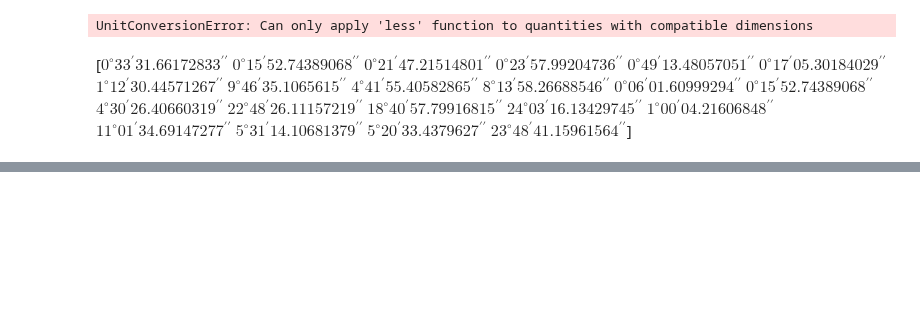
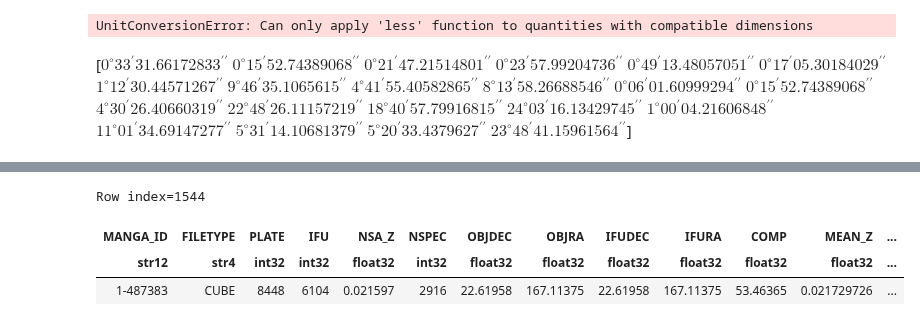
Before and after one commit to hol1m4n/HIIGalaxies, a Jupyter notebook: SPS/Object_Finder.ipynb, the cells around one changed output, grey strips where cells are left out. Drawn from its saved outputs; the diff is of its cells as text; code cells hidden in the pictures; blank space fills up the shorter version.

```diff
--- a/SPS/Object_Finder.ipynb
+++ b/SPS/Object_Finder.ipynb
@@ -761,0 +970,7 @@ d2d
+# %%
+T_manga[1544]
+# %% [output]
+Row index=1544
+| MANGA_ID | FILETYPE | PLATE | IFU | NSA_Z | NSPEC | OBJDEC | OBJRA | IFUDEC | IFURA | COMP | MEAN_Z | ... |
+| str12 | str4 | int32 | int32 | float32 | int32 | float32 | float32 | float32 | float32 | float32 | float32 | ... |
+| 1-487383 | CUBE | 8448 | 6104 | 0.021597 | 2916 | 22.61958 | 167.11375 | 22.61958 | 167.11375 | 53.46365 | 0.021729726 | ... |
```
Also changed, not shown: parts of 18 cells of this notebook, 3 other files.
